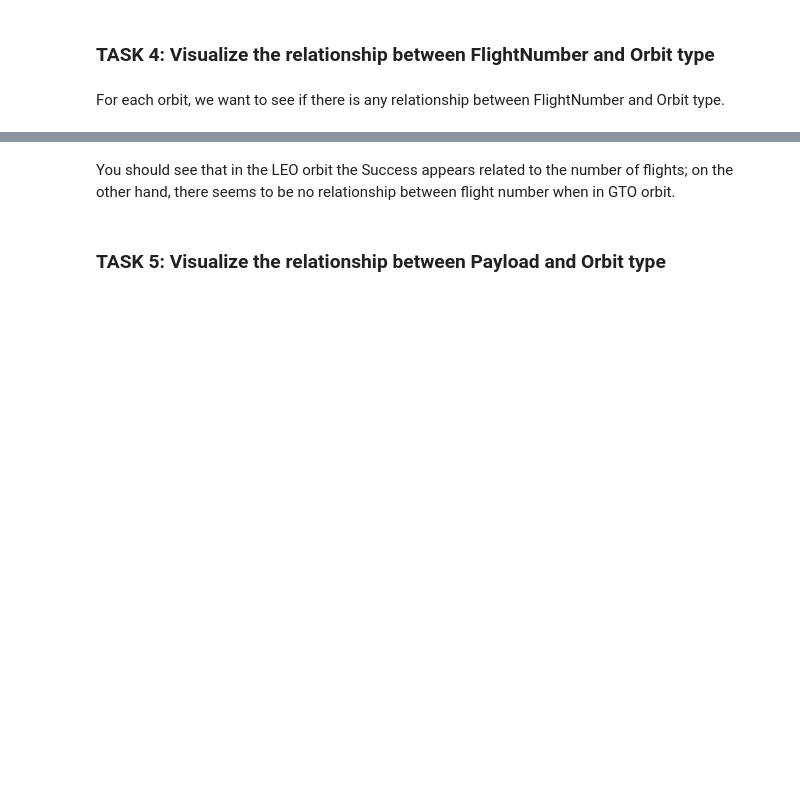
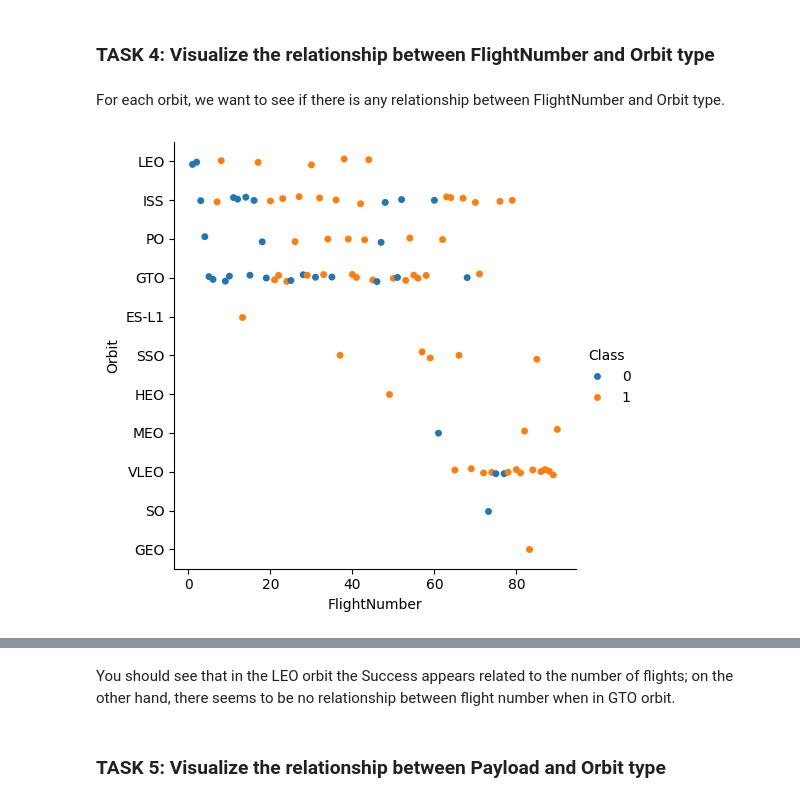
Before and after one commit to agnoevoy/spacex-capstone-project, a Jupyter notebook: notebooks/05_EDA_dataviz.ipynb, the cells around one changed output, grey strips where cells are left out. Saved outputs shown, nothing was run; the diff lists cells and outputs as text; code cells hidden in the pictures; blank space fills up the shorter version.

```diff
--- a/notebooks/05_EDA_dataviz.ipynb
+++ b/notebooks/05_EDA_dataviz.ipynb
@@ -135,3 +214,16 @@ Analyze the ploted bar chart try to find which orbits have high sucess rate.
 For each orbit, we want to see if there is any relationship between FlightNumber and Orbit type.
 # %%
 # Plot a scatter point chart with x axis to be FlightNumber and y axis to be the Orbit, and hue to be the class value
+
+sns.catplot (
+    x='FlightNumber',
+    y='Orbit',
+    hue='Class',
+    data = df
+)
+
+plt.xlabel('FlightNumber')
+plt.ylabel('Orbit')
+plt.show()
+# %% [output]
+[figure, added]
```
Also changed, not shown: parts of 9 cells of this notebook.
